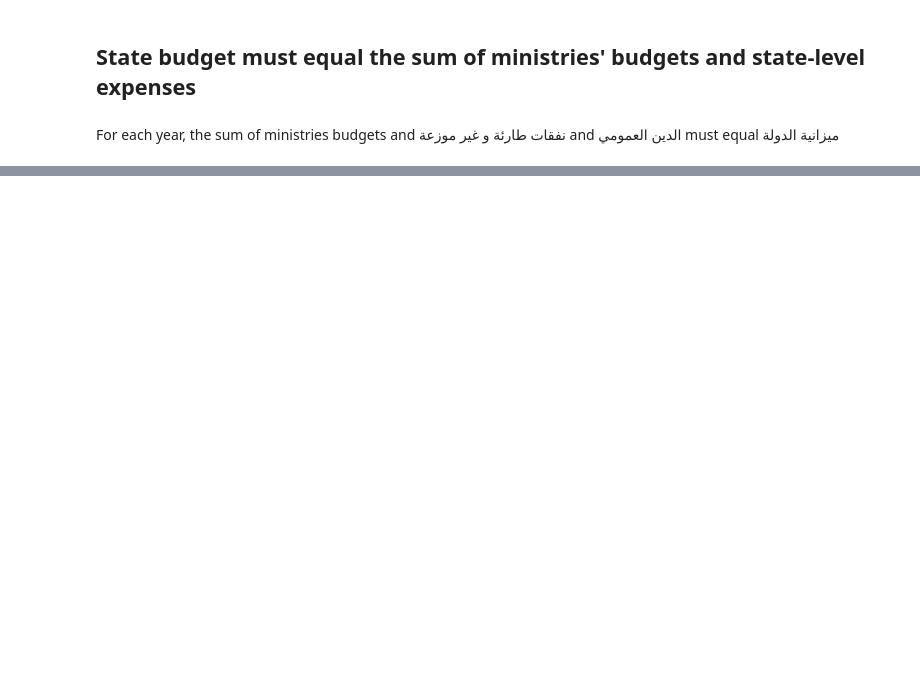
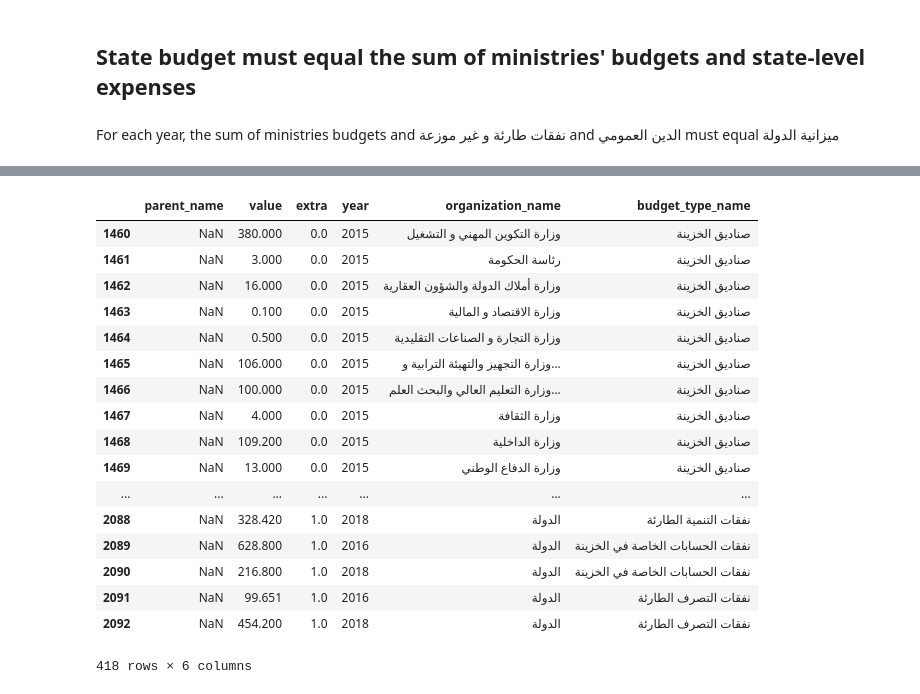
Before and after one commit to iyedg/boost_validation, a Jupyter notebook: saisie_validation.ipynb, the cells around one changed output, grey strips where cells are left out. Drawn from its saved outputs; the diff is of its cells as text; code cells hidden in the pictures; blank space fills up the shorter version.

```diff
--- a/saisie_validation.ipynb
+++ b/saisie_validation.ipynb
@@ -105,0 +279,21 @@ res
+# %%
+expenses[expenses.parent_name.isna()]
+# %% [output]
+|  | parent_name | value | extra | year | organization_name | budget_type_name |
+| 1460 | NaN | 380.000 | 0.0 | 2015 | وزارة التكوين المهني و التشغيل | صناديق الخزينة |
+| 1461 | NaN | 3.000 | 0.0 | 2015 | رئاسة الحكومة | صناديق الخزينة |
+| 1462 | NaN | 16.000 | 0.0 | 2015 | وزارة أملاك الدولة والشؤون العقارية | صناديق الخزينة |
+| 1463 | NaN | 0.100 | 0.0 | 2015 | وزارة الاقتصاد و المالية | صناديق الخزينة |
+| 1464 | NaN | 0.500 | 0.0 | 2015 | وزارة التجارة و الصناعات التقليدية | صناديق الخزينة |
+| 1465 | NaN | 106.000 | 0.0 | 2015 | وزارة التجهيز والتهيئة الترابية و... | صناديق الخزينة |
+| 1466 | NaN | 100.000 | 0.0 | 2015 | وزارة التعليم العالي والبحث العلم... | صناديق الخزينة |
+| 1467 | NaN | 4.000 | 0.0 | 2015 | وزارة الثقافة | صناديق الخزينة |
+| 1468 | NaN | 109.200 | 0.0 | 2015 | وزارة الداخلية | صناديق الخزينة |
+| 1469 | NaN | 13.000 | 0.0 | 2015 | وزارة الدفاع الوطني | صناديق الخزينة |
+| ... | ... | ... | ... | ... | ... | ... |
+| 2088 | NaN | 328.420 | 1.0 | 2018 | الدولة | نفقات التنمية الطارئة |
+| 2089 | NaN | 628.800 | 1.0 | 2016 | الدولة | نفقات الحسابات الخاصة في الخزينة |
+| 2090 | NaN | 216.800 | 1.0 | 2018 | الدولة | نفقات الحسابات الخاصة في الخزينة |
+| 2091 | NaN | 99.651 | 1.0 | 2016 | الدولة | نفقات التصرف الطارئة |
+| 2092 | NaN | 454.200 | 1.0 | 2018 | الدولة | نفقات التصرف الطارئة |
+418 rows × 6 columns
```
Also changed, not shown: parts of 25 cells of this notebook.
